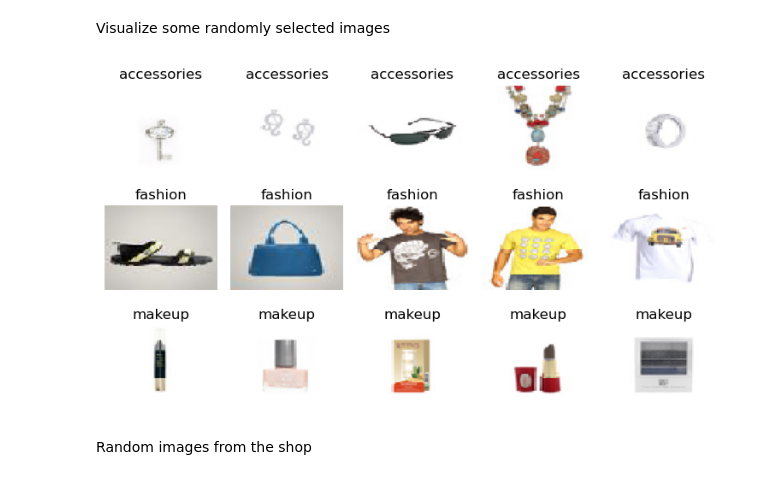
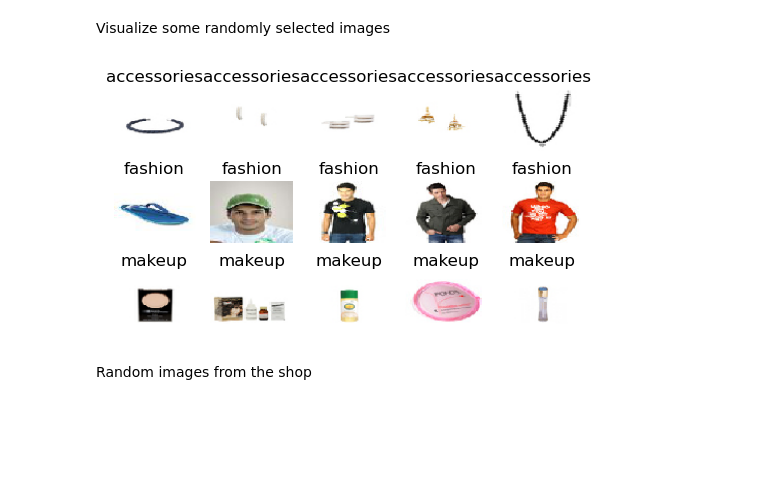
Before and after one commit to IbraheimTarek/Image-classifier-using-cnn-and-tensorflow, a Jupyter notebook: cnn_classifier.ipynb, the cells around one changed output. Drawn from its saved outputs; the diff is of its cells as text; code cells hidden in the pictures; blank space fills up the shorter version.

```diff
--- a/cnn_classifier.ipynb
+++ b/cnn_classifier.ipynb
@@ -138,35 +138,35 @@ def visualize_random_images(generator, class_names, num_images=5, image_size=(4,
     # Get a batch of images and labels from the generator
     images, labels = next(generator)
 
     # Reverse the class indices to map integer labels to class names
     class_indices = generator.class_indices
     label_to_class = {v: k for k, v in class_indices.items()}
 
     # Initialize figure
     fig, axes = plt.subplots(len(class_names), num_images, figsize=(num_images * image_size[0], len(class_names) * image_size[1]))
 
     # Iterate over each class
     for i, class_name in enumerate(class_names):
         class_images = images[np.argmax(labels, axis=1) == class_indices[class_name]]
 
         # Randomly select images from the current class
         selected_images = random.sample(list(class_images), min(num_images, len(class_images)))
 
         # Plot randomly selected images from the current class
         for j, image in enumerate(selected_images):
             axes[i, j].imshow(image)
             axes[i, j].axis('off')
             axes[i, j].set_title(class_name)
             axes[i, j].set_aspect('equal')  # Set aspect ratio to equal for better visualization
 
     plt.tight_layout()
     plt.savefig('results/test_1.jpg')
     plt.show()
 
 # Visualize randomly selected images from each class in the test set
-visualize_random_images(test_generator, ['accessories', 'fashion', 'makeup'], num_images=5, image_size=(1.5, 1.5))
+visualize_random_images(test_generator, ['accessories', 'fashion', 'makeup'], num_images=5, image_size=(1, 1))
 # %% [output]
-[figure, old version]
+[figure, new version]
 # %% [markdown]
 Random images from the shop
 # %%
```
Also changed, not shown: parts of 1 cell of this notebook, 2 other files.
